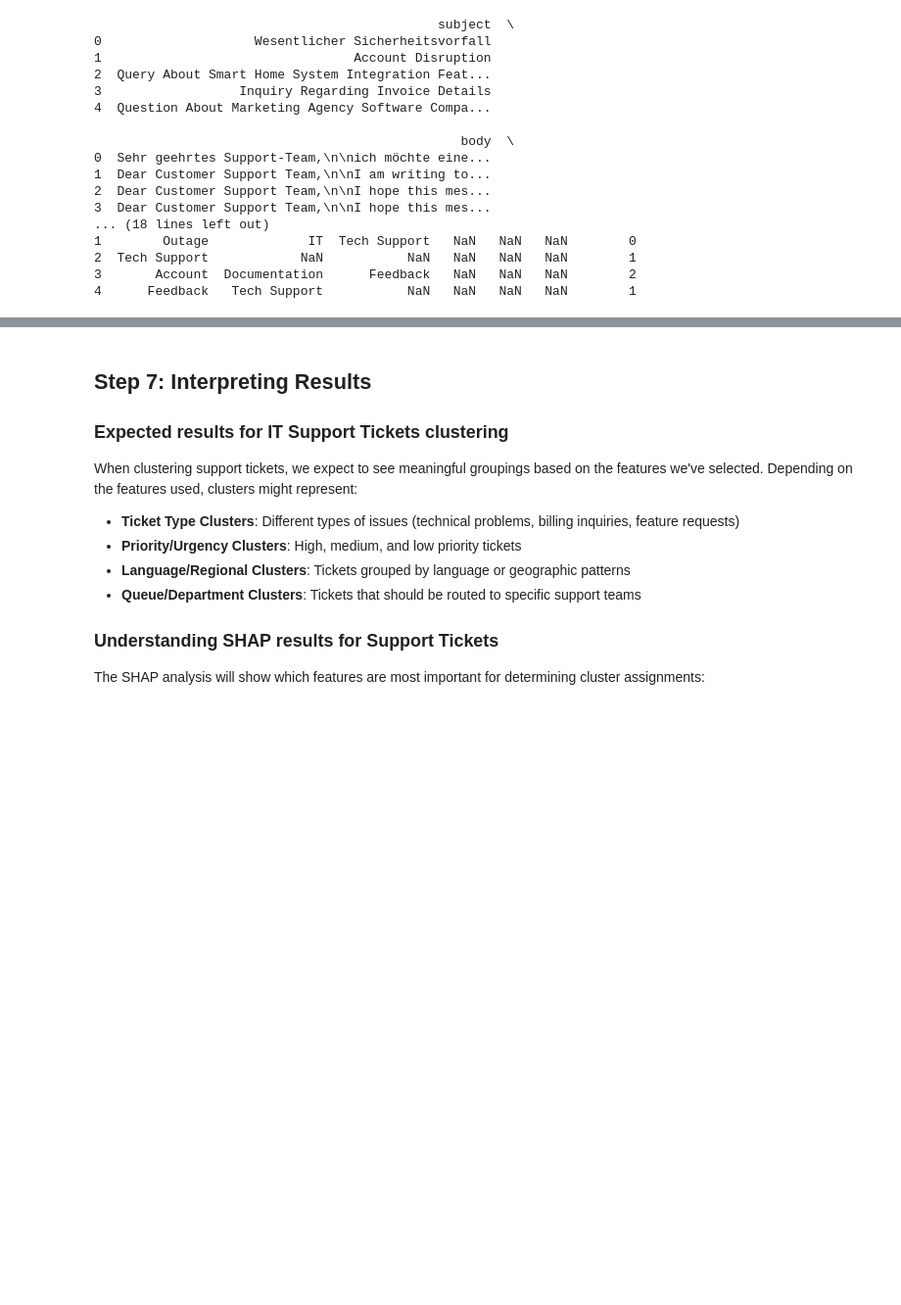
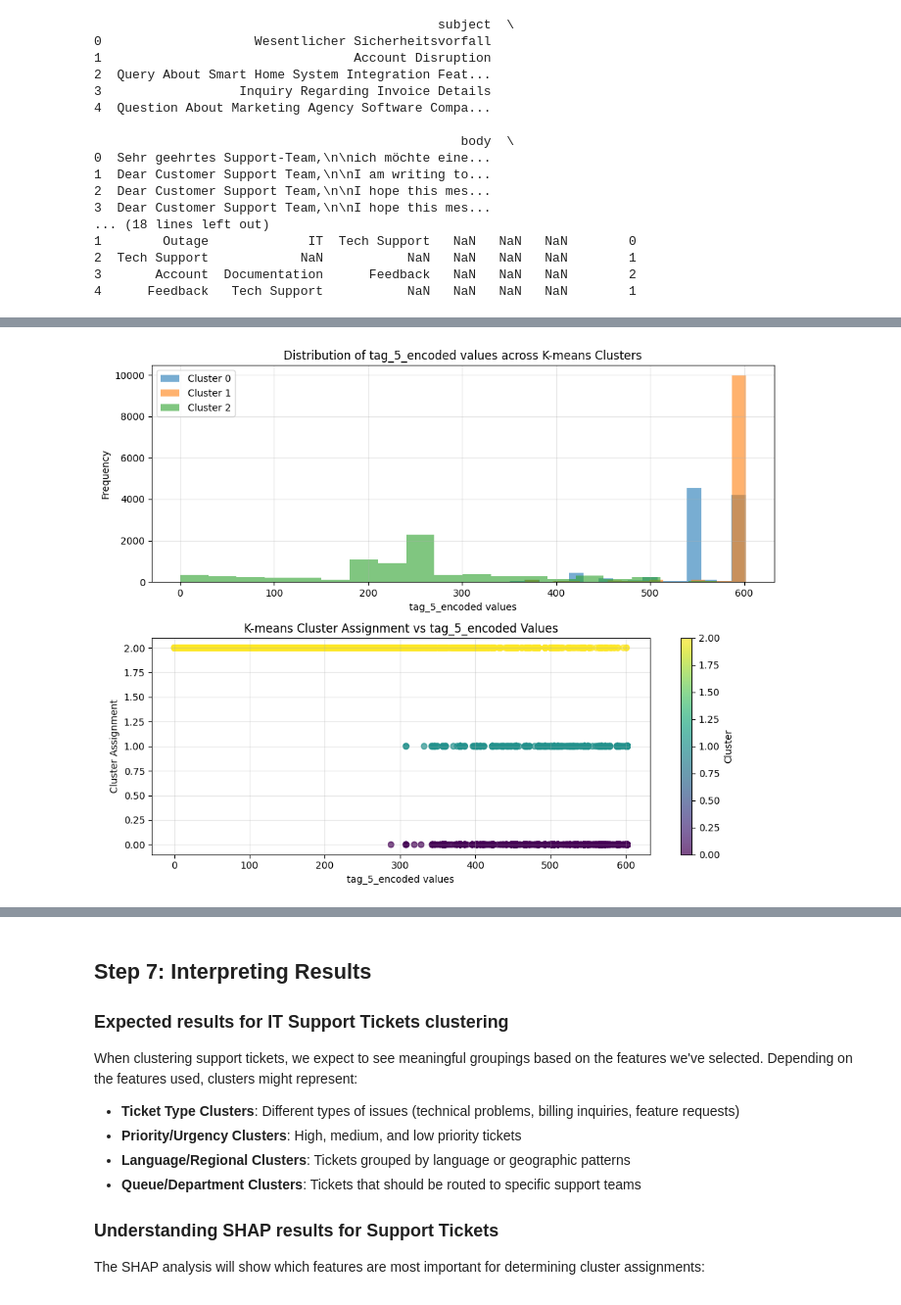
Before and after one commit to lpm0073/ai-algorithms, a Jupyter notebook: jupyter/k-means-it-support-tickets.ipynb, the cells around one changed output, grey strips where cells are left out. Shown at 98% size. Drawn from its saved outputs; the diff is of its cells as text; code cells hidden in the pictures; blank space fills up the shorter version.

```diff
--- a/jupyter/k-means-it-support-tickets.ipynb
+++ b/jupyter/k-means-it-support-tickets.ipynb
@@ -84,7 +96,7 @@ import shap                         # https://shap.readthedocs.io/en/latest/inde
 We'll load the multilingual customer support tickets dataset that was downloaded in Step 1. This dataset contains support tickets in multiple languages with various features that we can use for clustering analysis.
 # %%
 # Load the IT Support Tickets dataset from local file
-df = pd.read_csv('../support_tickets/aa_dataset-tickets-multi-lang-5-2-50-version.csv')
+df = pd.read_csv('support_tickets/aa_dataset-tickets-multi-lang-5-2-50-version.csv')
 print(f"Dataset shape: {df.shape}")
 print(f"Columns: {df.columns.tolist()}")
 df.head()
@@ -277,0 +251,72 @@ Cluster distribution: {0: 10135, 1: 10663, 2: 7789}
+# %%
+# Visualize clusters using tag_5_encoded only
+if 'tag_5_encoded' in X.columns:
+    plt.figure(figsize=(10, 8))
+
+    # Create a histogram to show distribution of tag_5_encoded values by cluster
+    plt.subplot(2, 1, 1)
+    for cluster in sorted(df['cluster'].unique()):
+        cluster_data = X[df['cluster'] == cluster]['tag_5_encoded']
+        plt.hist(cluster_data, alpha=0.6, label=f'Cluster {cluster}', bins=20)
+
+    plt.xlabel('tag_5_encoded values')
+    plt.ylabel('Frequency')
+    plt.title('Distribution of tag_5_encoded values across K-means Clusters')
+    plt.legend()
+    plt.grid(True, alpha=0.3)
+
+    # Create a scatter plot showing tag_5_encoded vs cluster assignment
+    plt.subplot(2, 1, 2)
+    plt.scatter(X['tag_5_encoded'], df['cluster'], c=df['cluster'], cmap='viridis', alpha=0.7)
+    plt.xlabel('tag_5_encoded values')
+    plt.ylabel('Cluster Assignment')
+    plt.title('K-means Cluster Assignment vs tag_5_encoded Values')
+    plt.colorbar(label='Cluster')
+    plt.grid(True, alpha=0.3)
+
+    plt.tight_layout()
+    plt.show()
+
+    print(f"Visualization shows clusters based on: tag_5_encoded")
+    print(f"Number of clusters: {len(df['cluster'].unique())}")
+    print(f"Cluster distribution: {df['cluster'].value_counts().sort_index().to_dict()}")
+
+    # Show tag_5_encoded statistics by cluster
+    print(f"\ntag_5_encoded statistics by cluster:")
+    for cluster in sorted(df['cluster'].unique()):
+        cluster_tag5 = X[df['cluster'] == cluster]['tag_5_encoded']
+        print(f"Cluster {cluster}: mean={cluster_tag5.mean():.2f}, std={cluster_tag5.std():.2f}, min={cluster_tag5.min()}, max={cluster_tag5.max()}")
+
+else:
+    print("tag_5_encoded not found in feature matrix")
+    print(f"Available features: {X.columns.tolist()}")
+
+    # Fallback to original visualization if tag_5_encoded is not available
+    feature_names = X.columns.tolist()
+
+    if len(feature_names) >= 2:
+        plt.figure(figsize=(10, 8))
+        plt.scatter(X.iloc[:, 0], X.iloc[:, 1], c=df['cluster'], cmap='viridis', alpha=0.7)
+        plt.xlabel(feature_names[0])
+        plt.ylabel(feature_names[1])
+        plt.title('K-means Clusters on IT Support Tickets Dataset')
+        plt.colorbar(label='Cluster')
+        plt.grid(True, alpha=0.3)
+        plt.show()
+
+        print(f"Fallback visualization shows clusters based on: {feature_names[0]} vs {feature_names[1]}")
+    else:
+        # Show cluster distribution in a simple bar plot
+        plt.figure(figsize=(8, 6))
+        cluster_counts = df['cluster'].value_counts().sort_index()
+        cluster_labels = cluster_counts.index.values
+        cluster_values = cluster_counts.values
+
+        plt.bar(cluster_labels, cluster_values, color='skyblue', alpha=0.7)
+        plt.xlabel('Cluster')
+        plt.ylabel('Number of Tickets')
+        plt.title('Distribution of Support Tickets Across Clusters')
+        plt.grid(True, alpha=0.3)
+        plt.show()
+# %% [output]
+[figure, added]
```
Also changed, not shown: parts of 6 cells of this notebook, 3 other files.
